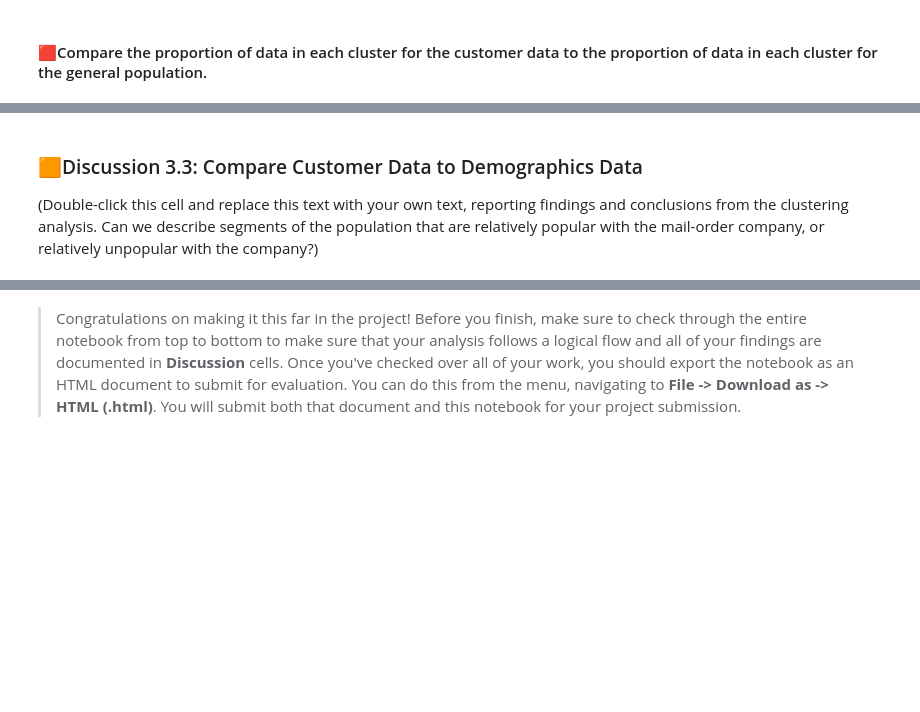
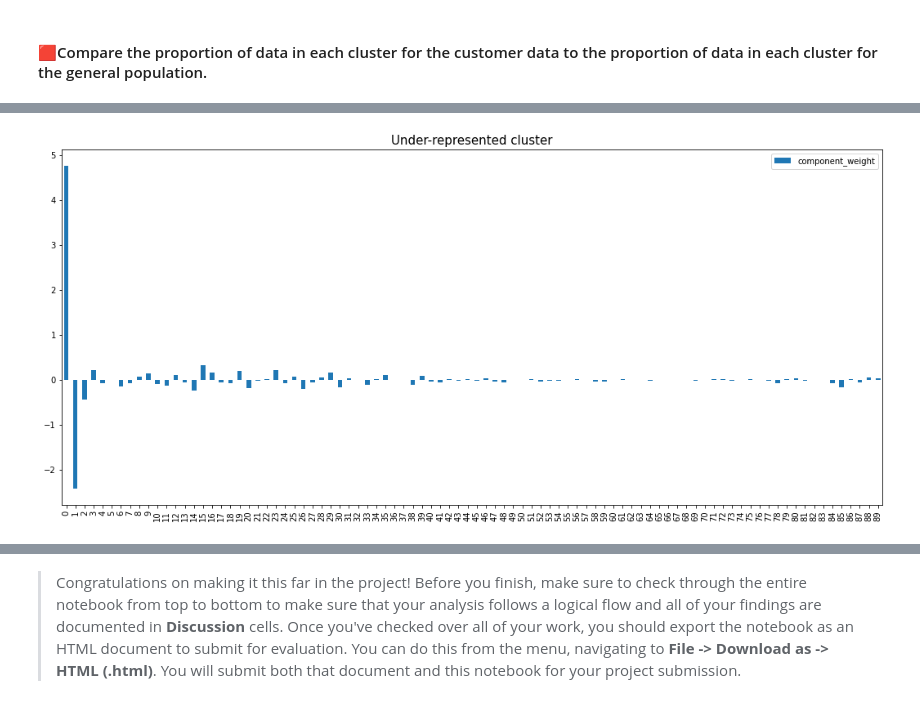
Before and after one commit to alexgeorgousis/customer-segments, a Jupyter notebook: Identify_Customer_Segments.ipynb, the cells around one changed output, grey strips where cells are left out. Cells and saved outputs as stored; diff of their text form; code cells hidden in the pictures; blank space fills up the shorter version.

```diff
--- a/Identify_Customer_Segments.ipynb
+++ b/Identify_Customer_Segments.ipynb
@@ -959,5 +968,11 @@ fig.show()
 # %%
-# What kinds of people are part of a cluster that is overrepresented in the
+# What kinds of people are part of a cluster that is underrepresented in the
 # customer data compared to the general population?
 
-over_cluster = 3
+under_cluster = 2
+under_cluster_centroid = pd.DataFrame(kmeans.cluster_centers_[under_cluster], columns=["component_weight"])
+under_cluster_centroid.plot.bar(figsize=(18, 8))
+plt.title("Under-represented cluster", fontdict={"fontsize": 15})
+plt.show()
+# %% [output]
+[figure, added]
@@ -967,4 +978,0 @@ over_cluster = 3
-# %% [markdown]
-### 🟧Discussion 3.3: Compare Customer Data to Demographics Data
-
-(Double-click this cell and replace this text with your own text, reporting findings and conclusions from the clustering analysis. Can we describe segments of the population that are relatively popular with the mail-order company, or relatively unpopular with the company?)
```
Also changed, not shown: parts of 17 cells of this notebook.
